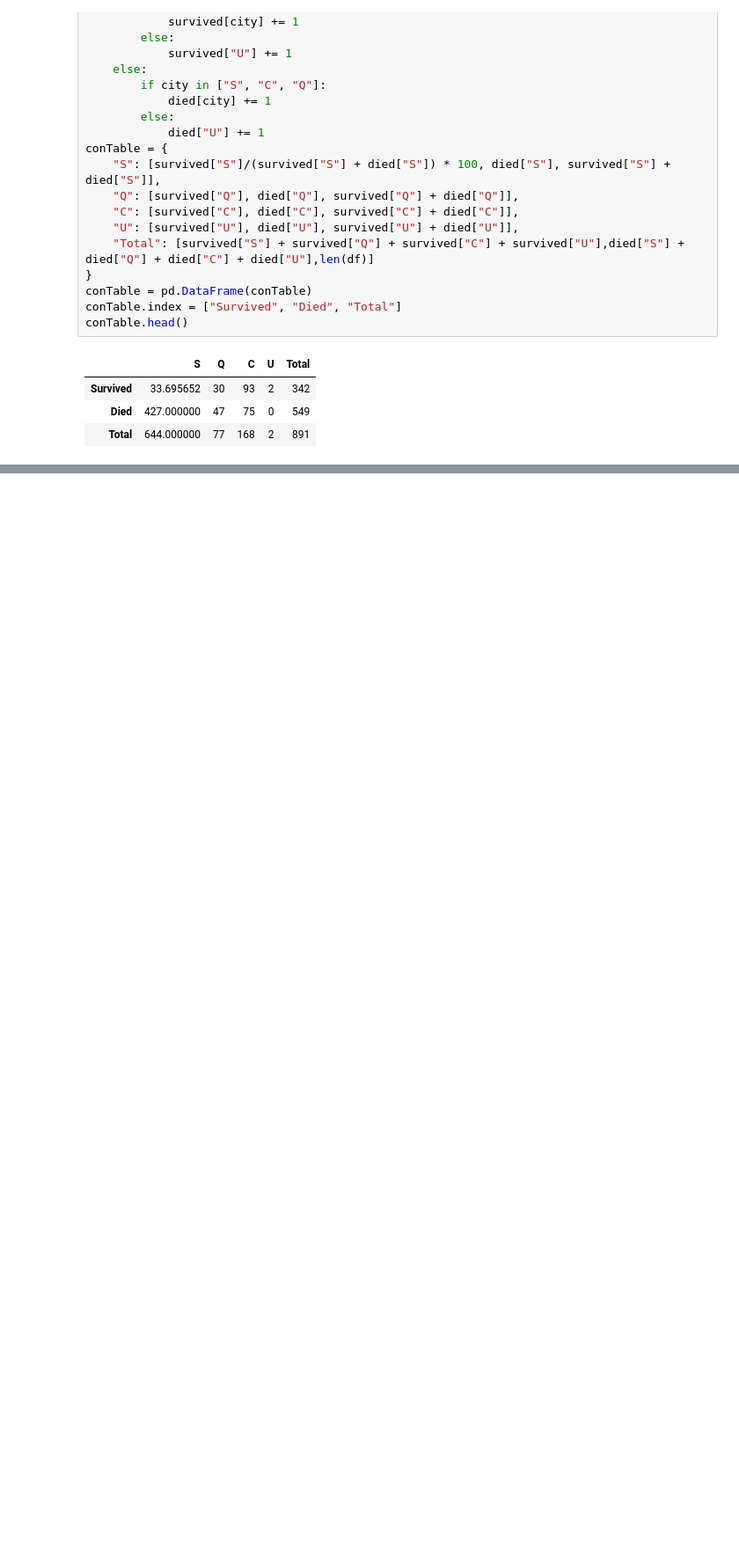
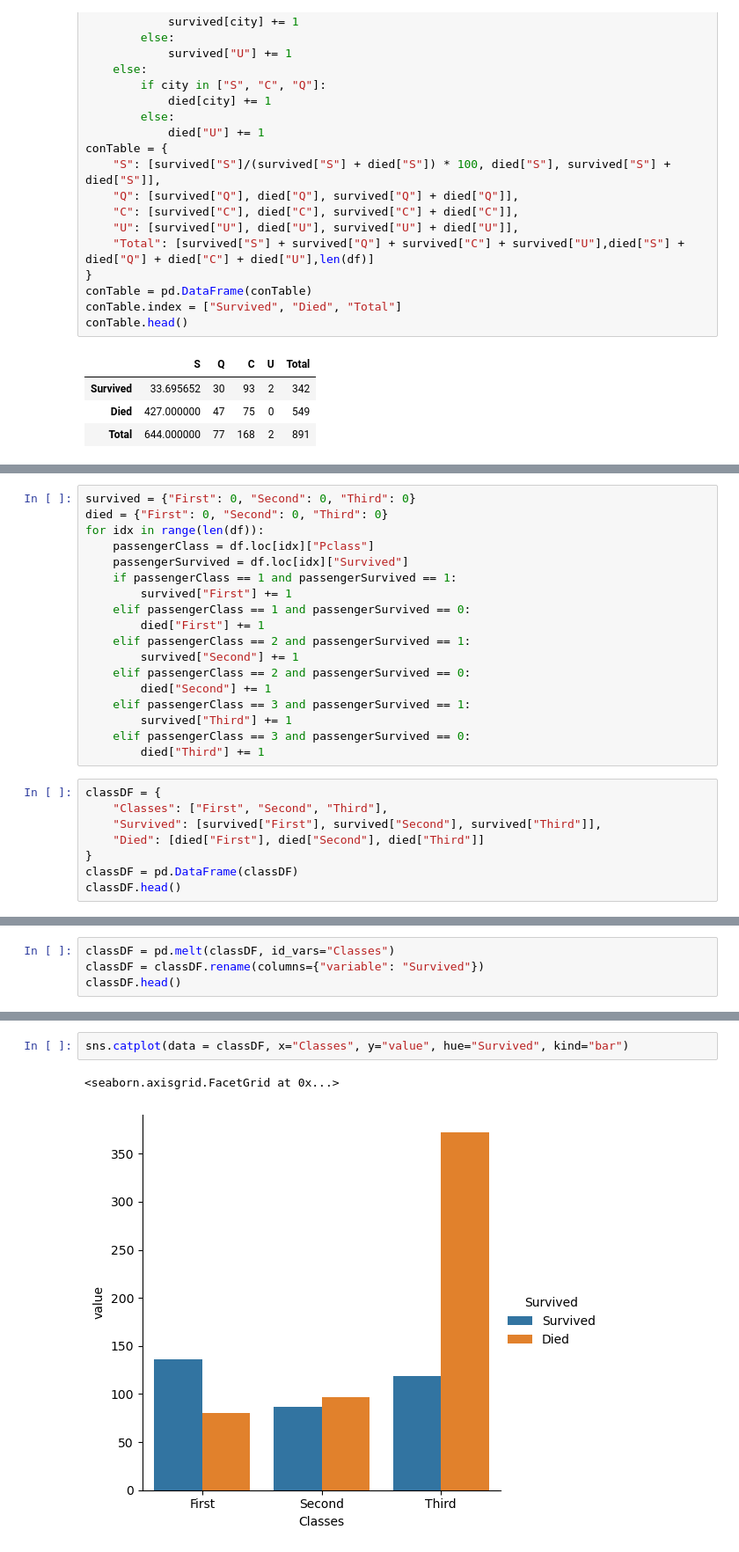
Before and after one commit to SSpindt/AI, a Jupyter notebook: Semester 1/Titanic/Titanic.ipynb, the cells around one changed output, grey strips where cells are left out. Shown at 88% size. Cells and saved outputs as stored; diff of their text form; blank space fills up the shorter version.

Commit message:
Side-by-side bar graph

```diff
--- a/Semester 1/Titanic/Titanic.ipynb
+++ b/Semester 1/Titanic/Titanic.ipynb
@@ -300,0 +301,26 @@ sns.barplot(data=freqTable, x="Classes", y="Percent")
+# %%
+survived = {"First": 0, "Second": 0, "Third": 0}
+died = {"First": 0, "Second": 0, "Third": 0}
+for idx in range(len(df)):
+    passengerClass = df.loc[idx]["Pclass"]
+    passengerSurvived = df.loc[idx]["Survived"]
+    if passengerClass == 1 and passengerSurvived == 1:
+        survived["First"] += 1
+    elif passengerClass == 1 and passengerSurvived == 0:
+        died["First"] += 1
+    elif passengerClass == 2 and passengerSurvived == 1:
+        survived["Second"] += 1
+    elif passengerClass == 2 and passengerSurvived == 0:
+        died["Second"] += 1
+    elif passengerClass == 3 and passengerSurvived == 1:
+        survived["Third"] += 1
+    elif passengerClass == 3 and passengerSurvived == 0:
+        died["Third"] += 1
+# %%
+classDF = {
+    "Classes": ["First", "Second", "Third"],
+    "Survived": [survived["First"], survived["Second"], survived["Third"]],
+    "Died": [died["First"], died["Second"], died["Third"]]
+}
+classDF = pd.DataFrame(classDF)
+classDF.head()
@@ -300,0 +332,4 @@ sns.barplot(data=freqTable, x="Classes", y="Percent")
+# %%
+classDF = pd.melt(classDF, id_vars="Classes")
+classDF = classDF.rename(columns={"variable": "Survived"})
+classDF.head()
@@ -300,0 +343,5 @@ sns.barplot(data=freqTable, x="Classes", y="Percent")
+# %%
+sns.catplot(data = classDF, x="Classes", y="value", hue="Survived", kind="bar")
+# %% [output]
+<seaborn.axisgrid.FacetGrid at 0x...>
+[figure, added]
```
Also changed, not shown: parts of 8 cells of this notebook.
